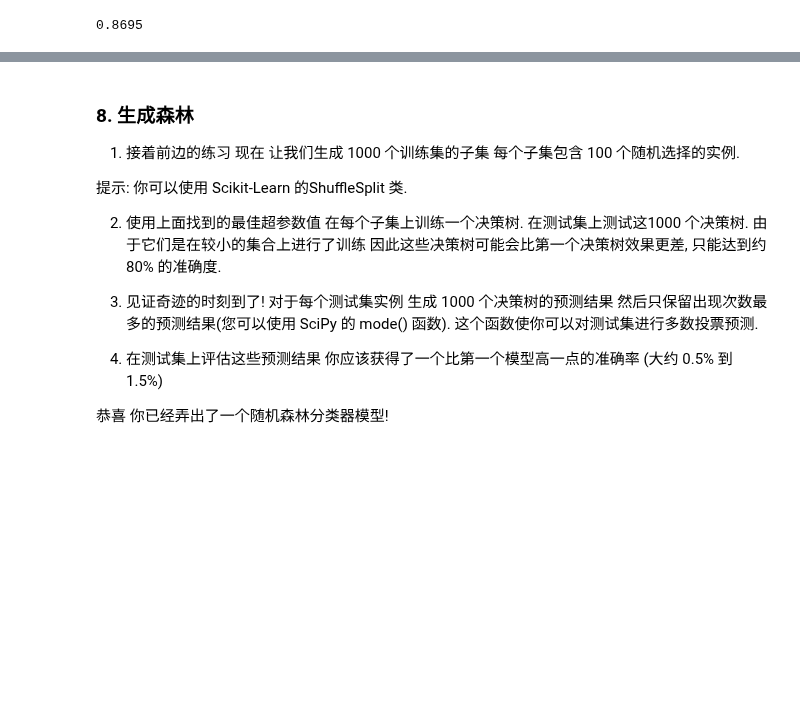
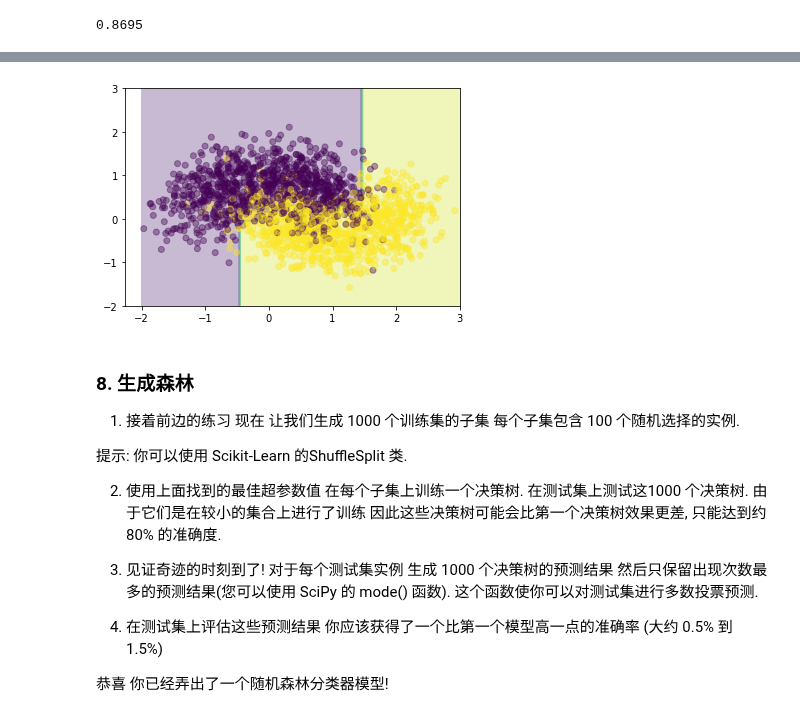
Before and after one commit to Zhuxy/hands-on-ml, a Jupyter notebook: chapter6 - decision tree.ipynb, the cells around one changed output, grey strips where cells are left out. Drawn from its saved outputs; the diff is of its cells as text; code cells hidden in the pictures; blank space fills up the shorter version.

```diff
--- a/chapter6 - decision tree.ipynb
+++ b/chapter6 - decision tree.ipynb
@@ -155,3 +162,19 @@ Image(graph.create_png())
+# %%
+axes = [-2, 3, -2, 3]
+x1s = np.linspace(axes[0], axes[1], 100)
+x2s = np.linspace(axes[2], axes[3], 100)
+x1, x2 = np.meshgrid(x1s, x2s)
+X_all = np.c_[x1.ravel(), x2.ravel()]
+y_preds = tree_clf.predict(X_all).reshape(x1.shape)
+
+plt.contourf(x1, x2, y_preds, alpha=0.3)
+
+# plt.plot(X_test[:, 0][y_test==0], X_test[:, 1][y_test==0], "rs")
+# plt.plot(X_test[:, 0][y_test==1], X_test[:, 1][y_test==1], "bo")
+plt.scatter(X_test[:, 0], X_test[:, 1], c=y_test, alpha=0.4)
+plt.show()
+# %% [output]
+[figure, added]
 # %% [markdown]
 ### 8. 生成森林
 1. 接着前边的练习 现在 让我们生成 1000 个训练集的子集 每个子集包含 100 个随机选择的实例.
```
Also changed, not shown: parts of 4 cells of this notebook, 2 other files.
